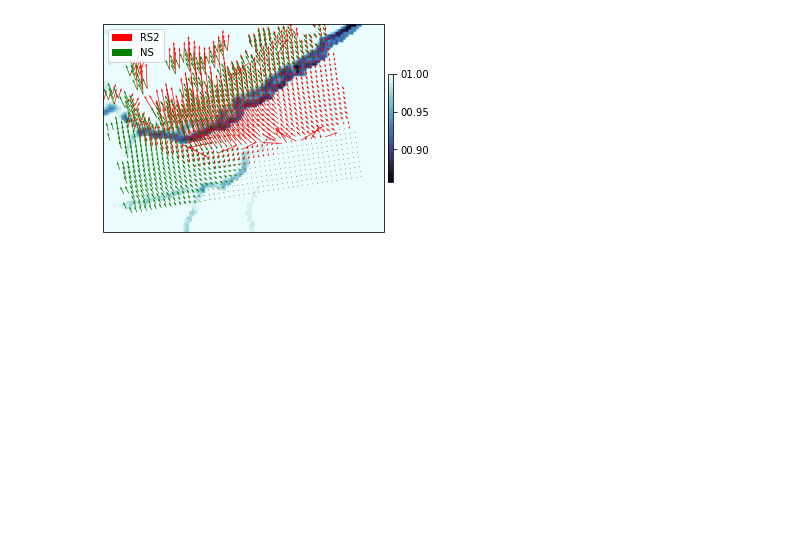
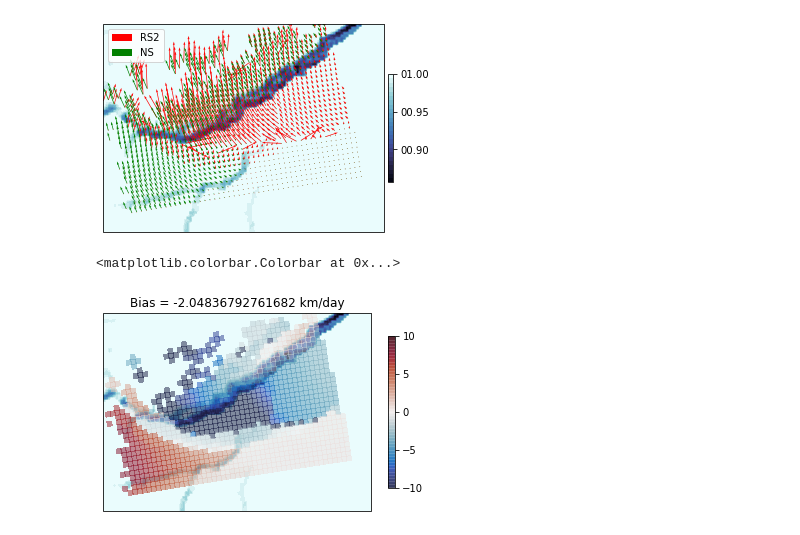
Before and after one commit to tdcwilliams/arktalas-scripts, a Jupyter notebook: python/RS2_drift/compare_rs2_moorings.ipynb, the cells around one changed output. Drawn from its saved outputs; the diff is of its cells as text; code cells hidden in the pictures; blank space fills up the shorter version.

```diff
--- a/python/RS2_drift/compare_rs2_moorings.ipynb
+++ b/python/RS2_drift/compare_rs2_moorings.ipynb
@@ -165,7 +165,8 @@ Text(0.5, 1.0, 'v, m/s')
 ## Integrate neXtSIM velocities to give corresponding drift to the Radarsat 2
 # %%
 xt, yt, dtimes, time_indices, sic_av = tg0.integrate_velocities(*xy1, dto1, dto2)
-dx, dy = xt[:,-1] - xt[:,0], yt[:,-1] - yt[:,0]
+dx = xt[:,-1] - xt[:,0]
+dy = yt[:,-1] - yt[:,0]
 # %%
 fig, ax = grid0.plot(sic_av)
 ax.quiver(*xy1, pm_results['upm_clean'][gpi_rs2], pm_results['vpm_clean'][gpi_rs2],
@@ -175,3 +176,19 @@ ax.legend()
 # %% [output]
 <matplotlib.legend.Legend at 0x...>
 [figure]
+# %%
+spd_diff = np.full_like(pm_results['lon1pm'], np.nan) #m
+spd_diff[gpi_rs2] = (
+    np.hypot(dx, dy)
+    - np.hypot(pm_results['upm_clean'][gpi_rs2], pm_results['vpm_clean'][gpi_rs2])
+    )
+fig, ax = grid0.plot(sic_av, add_colorbar=False)
+x1pm, y1pm = NS_PROJ.pyproj(pm_results['lon1pm'], pm_results['lat1pm'])
+spd_diff *= (1e-3*24*3600/delta_t) #km/day
+im = ax.pcolor(x1pm, y1pm, spd_diff, cmap='balance',
+               shading='auto', vmin=-10, vmax=10, alpha=0.5)
+ax.set_title(f'Bias = {np.nanmean(spd_diff)} km/day')
+fig.colorbar(im, shrink=0.7)
+# %% [output]
+<matplotlib.colorbar.Colorbar at 0x...>
+[figure, added]
```
Also changed, not shown: parts of 1 cell of this notebook.
